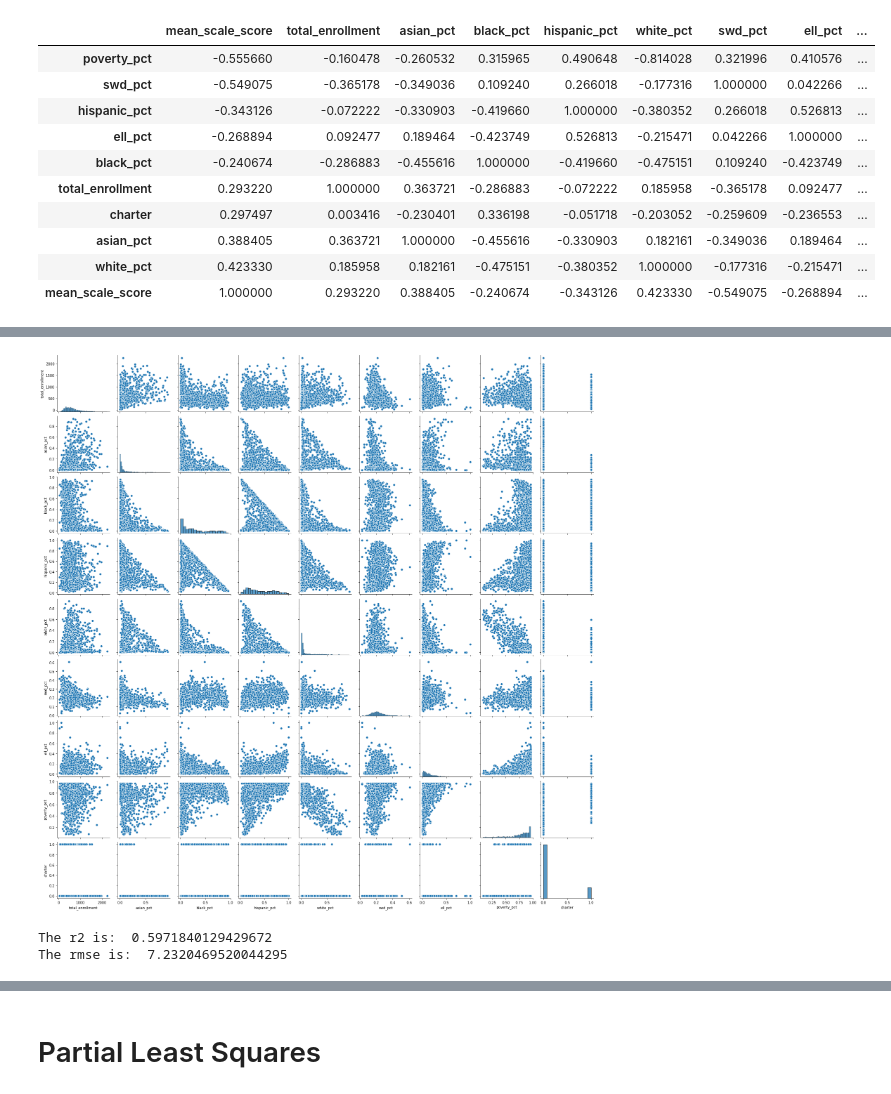
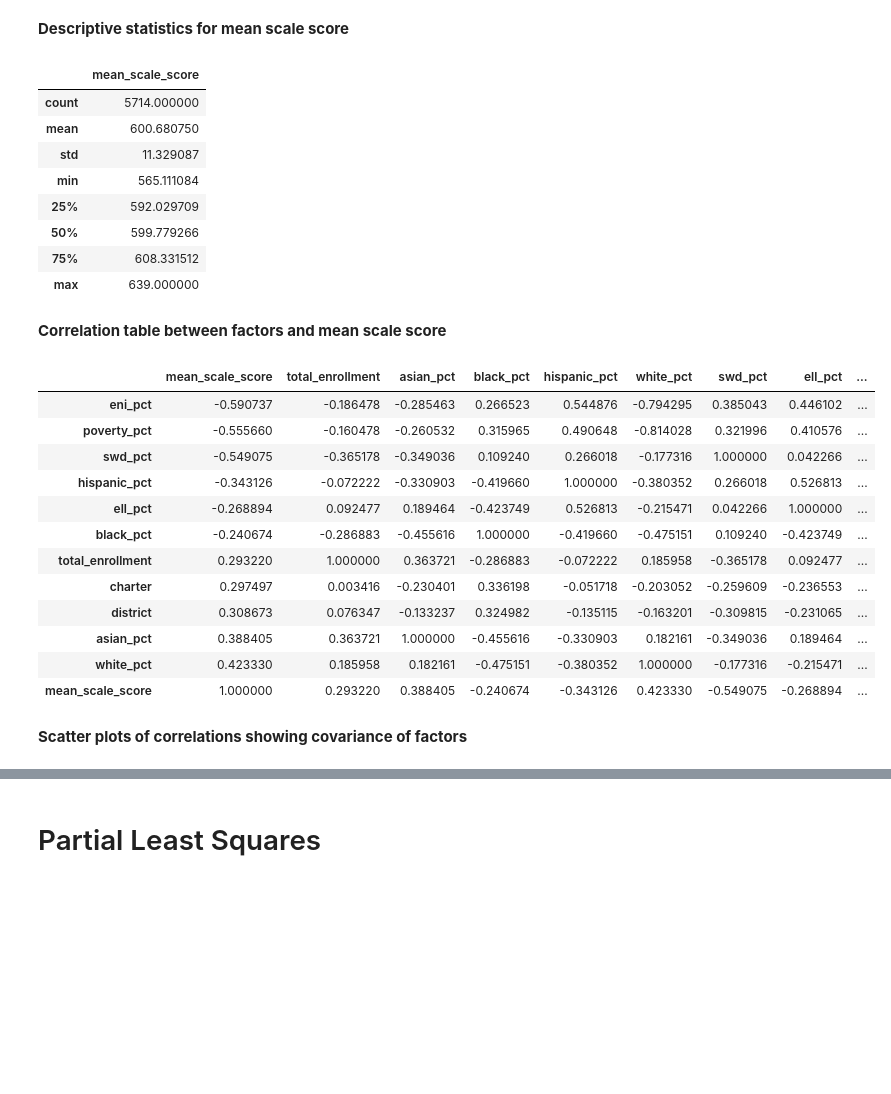
Before and after one commit to adelphi-ed-tech/nycschools, a Jupyter notebook: nb/predict-ols.ipynb, the cells around one changed output, grey strips where cells are left out. Saved outputs shown, nothing was run; the diff lists cells and outputs as text; code cells hidden in the pictures; blank space fills up the shorter version.

```diff
--- a/nb/predict-ols.ipynb
+++ b/nb/predict-ols.ipynb
@@ -66,27 +78,51 @@ Predicting test scores
 # %%
-# use the ela data frame that we loaded at the top
-
 # get just the 2019 test results for All Students
 # this will be the dependent variable in our regression
 data = math_df.query(f"ay == {math_df.ay.max()} and category == 'All Students'")
 # calculate coefficients for these factors
 factors = ['total_enrollment', 'asian_pct','black_pct',
-       'hispanic_pct',  'white_pct','swd_pct', 'ell_pct',  'poverty_pct', 'charter']
+       'hispanic_pct',  'white_pct','swd_pct', 'ell_pct',  'poverty_pct', 'charter', "eni_pct", "district"]
+
+
+dv_stats = data.mean_scale_score.describe()
+display(md("**Descriptive statistics for mean scale score**"))
+
+display(pd.DataFrame(dv_stats))
 
 data = data[["mean_scale_score"] + factors]
 data.charter = data.charter.apply(lambda x: 1 if x else 0)
 corr = data.corr().sort_values(by="mean_scale_score")
-corr.style.background_gradient(cmap=plt.cm.coolwarm)
-corr
+corr = corr.style.background_gradient(cmap=plt.cm.coolwarm)
+display(md("**Correlation table between factors and mean scale score**"))
+display(corr)
+
+display(md("**Scatter plots of correlations showing covariance of factors**"))
+
+sns.pairplot(data[factors])
+plt.show()
 # %% [output]
+**Descriptive statistics for mean scale score**
-|  | mean_scale_score | total_enrollment | asian_pct | black_pct | hispanic_pct | white_pct | swd_pct | ell_pct | ... |
-| poverty_pct | -0.555660 | -0.160478 | -0.260532 | 0.315965 | 0.490648 | -0.814028 | 0.321996 | 0.410576 | ... |
-| swd_pct | -0.549075 | -0.365178 | -0.349036 | 0.109240 | 0.266018 | -0.177316 | 1.000000 | 0.042266 | ... |
-| hispanic_pct | -0.343126 | -0.072222 | -0.330903 | -0.419660 | 1.000000 | -0.380352 | 0.266018 | 0.526813 | ... |
-| ell_pct | -0.268894 | 0.092477 | 0.189464 | -0.423749 | 0.526813 | -0.215471 | 0.042266 | 1.000000 | ... |
-| black_pct | -0.240674 | -0.286883 | -0.455616 | 1.000000 | -0.419660 | -0.475151 | 0.109240 | -0.423749 | ... |
-| total_enrollment | 0.293220 | 1.000000 | 0.363721 | -0.286883 | -0.072222 | 0.185958 | -0.365178 | 0.092477 | ... |
-| charter | 0.297497 | 0.003416 | -0.230401 | 0.336198 | -0.051718 | -0.203052 | -0.259609 | -0.236553 | ... |
-| asian_pct | 0.388405 | 0.363721 | 1.000000 | -0.455616 | -0.330903 | 0.182161 | -0.349036 | 0.189464 | ... |
-| white_pct | 0.423330 | 0.185958 | 0.182161 | -0.475151 | -0.380352 | 1.000000 | -0.177316 | -0.215471 | ... |
-| mean_scale_score | 1.000000 | 0.293220 | 0.388405 | -0.240674 | -0.343126 | 0.423330 | -0.549075 | -0.268894 | ... |
+|  | mean_scale_score |
+| count | 5714.000000 |
+| mean | 600.680750 |
+| std | 11.329087 |
+| min | 565.111084 |
+| 25% | 592.029709 |
+| 50% | 599.779266 |
+| 75% | 608.331512 |
+| max | 639.000000 |
+**Correlation table between factors and mean scale score**
+|  | mean_scale_score | total_enrollment | asian_pct | black_pct | hispanic_pct | white_pct | swd_pct | ell_pct | ... |
+| eni_pct | -0.590737 | -0.186478 | -0.285463 | 0.266523 | 0.544876 | -0.794295 | 0.385043 | 0.446102 | ... |
+| poverty_pct | -0.555660 | -0.160478 | -0.260532 | 0.315965 | 0.490648 | -0.814028 | 0.321996 | 0.410576 | ... |
+| swd_pct | -0.549075 | -0.365178 | -0.349036 | 0.109240 | 0.266018 | -0.177316 | 1.000000 | 0.042266 | ... |
+| hispanic_pct | -0.343126 | -0.072222 | -0.330903 | -0.419660 | 1.000000 | -0.380352 | 0.266018 | 0.526813 | ... |
+| ell_pct | -0.268894 | 0.092477 | 0.189464 | -0.423749 | 0.526813 | -0.215471 | 0.042266 | 1.000000 | ... |
+| black_pct | -0.240674 | -0.286883 | -0.455616 | 1.000000 | -0.419660 | -0.475151 | 0.109240 | -0.423749 | ... |
+| total_enrollment | 0.293220 | 1.000000 | 0.363721 | -0.286883 | -0.072222 | 0.185958 | -0.365178 | 0.092477 | ... |
+| charter | 0.297497 | 0.003416 | -0.230401 | 0.336198 | -0.051718 | -0.203052 | -0.259609 | -0.236553 | ... |
+| district | 0.308673 | 0.076347 | -0.133237 | 0.324982 | -0.135115 | -0.163201 | -0.309815 | -0.231065 | ... |
+| asian_pct | 0.388405 | 0.363721 | 1.000000 | -0.455616 | -0.330903 | 0.182161 | -0.349036 | 0.189464 | ... |
+| white_pct | 0.423330 | 0.185958 | 0.182161 | -0.475151 | -0.380352 | 1.000000 | -0.177316 | -0.215471 | ... |
+| mean_scale_score | 1.000000 | 0.293220 | 0.388405 | -0.240674 | -0.343126 | 0.423330 | -0.549075 | -0.268894 | ... |
+**Scatter plots of correlations showing covariance of factors**
@@ -93,5 +129,0 @@ corr
-# %%
-sns.pairplot(data[factors])
-plt.show()
-# %% [output]
-[figure, removed]
@@ -103,18 +129,0 @@ data = math_df.query(f"ay == {math_df.ay.max()} and category == 'All Students'")
-# %%
-# calculate coefficients for these factors
-factors = ['total_enrollment', 'asian_pct','black_pct',
-       'hispanic_pct',  'white_pct','swd_pct', 'ell_pct',  'poverty_pct', 'charter']
-X = data[factors]
-y = data['mean_scale_score']
-X_train, X_test, y_train, y_test = train_test_split(X, y, shuffle=True, train_size=0.3)
-
-model.fit(X_train, y_train)
-predictions = model.predict(X_test)
-r2 = r2_score(y_test, predictions)
-rmse = mean_squared_error(y_test, predictions, squared=False)
-print('The r2 is: ', r2)
-print('The rmse is: ', rmse)
-# list(zip(model.feature_names_in_, model.coef_))
-# %% [output]
-The r2 is:  0.5971840129429672
-The rmse is:  7.2320469520044295
```
Also changed, not shown: parts of 11 cells of this notebook.
